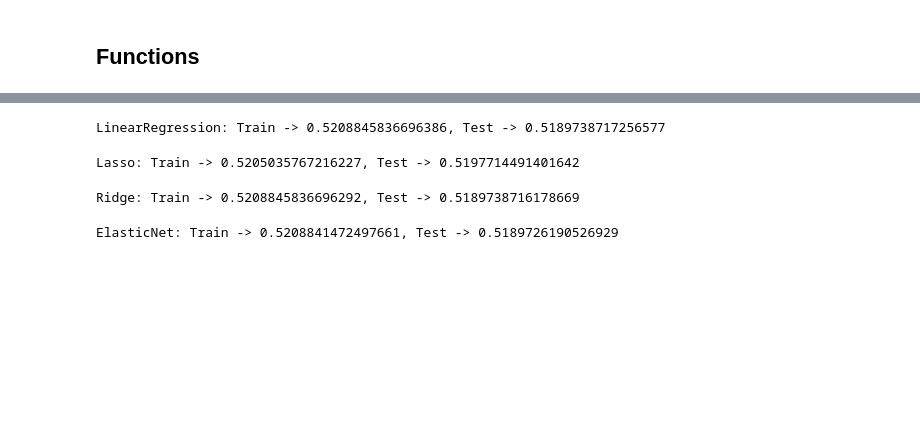
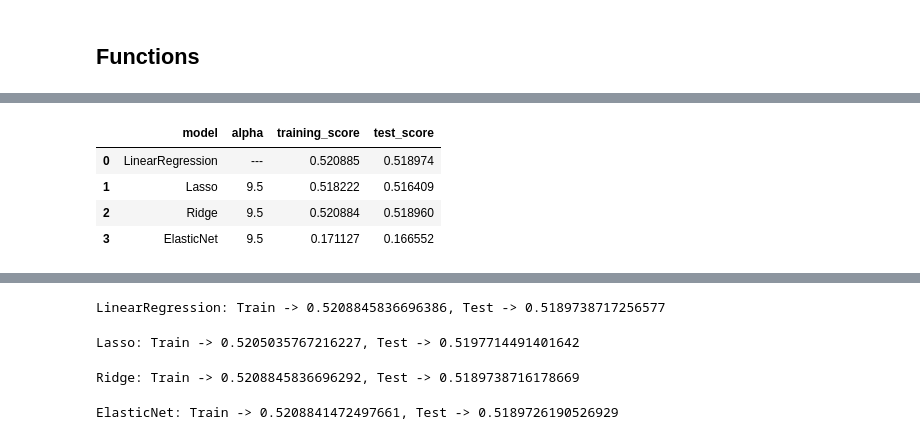
Before and after one commit to Romes-Kalt/IronRoman, a Jupyter notebook: LabWorks/week7/day1/labwork_day1.ipynb, the cells around one changed output, grey strips where cells are left out. Saved outputs shown, nothing was run; the diff lists cells and outputs as text; code cells hidden in the pictures; blank space fills up the shorter version.

```diff
--- a/LabWorks/week7/day1/labwork_day1.ipynb
+++ b/LabWorks/week7/day1/labwork_day1.ipynb
@@ -119,3 +184,11 @@ df = pd.read_csv("../data/cleaned_cust_data.csv")
+# %%
+x
+# %% [output]
+|  | model | alpha | training_score | test_score |
+| 0 | LinearRegression | --- | 0.520885 | 0.518974 |
+| 1 | Lasso | 9.5 | 0.518222 | 0.516409 |
+| 2 | Ridge | 9.5 | 0.520884 | 0.518960 |
+| 3 | ElasticNet | 9.5 | 0.171127 | 0.166552 |
 # %%
 def rfe1():
     X = data.drop('total_claim_amount', axis=1)
```
Also changed, not shown: parts of 28 cells of this notebook, 1 other file.
